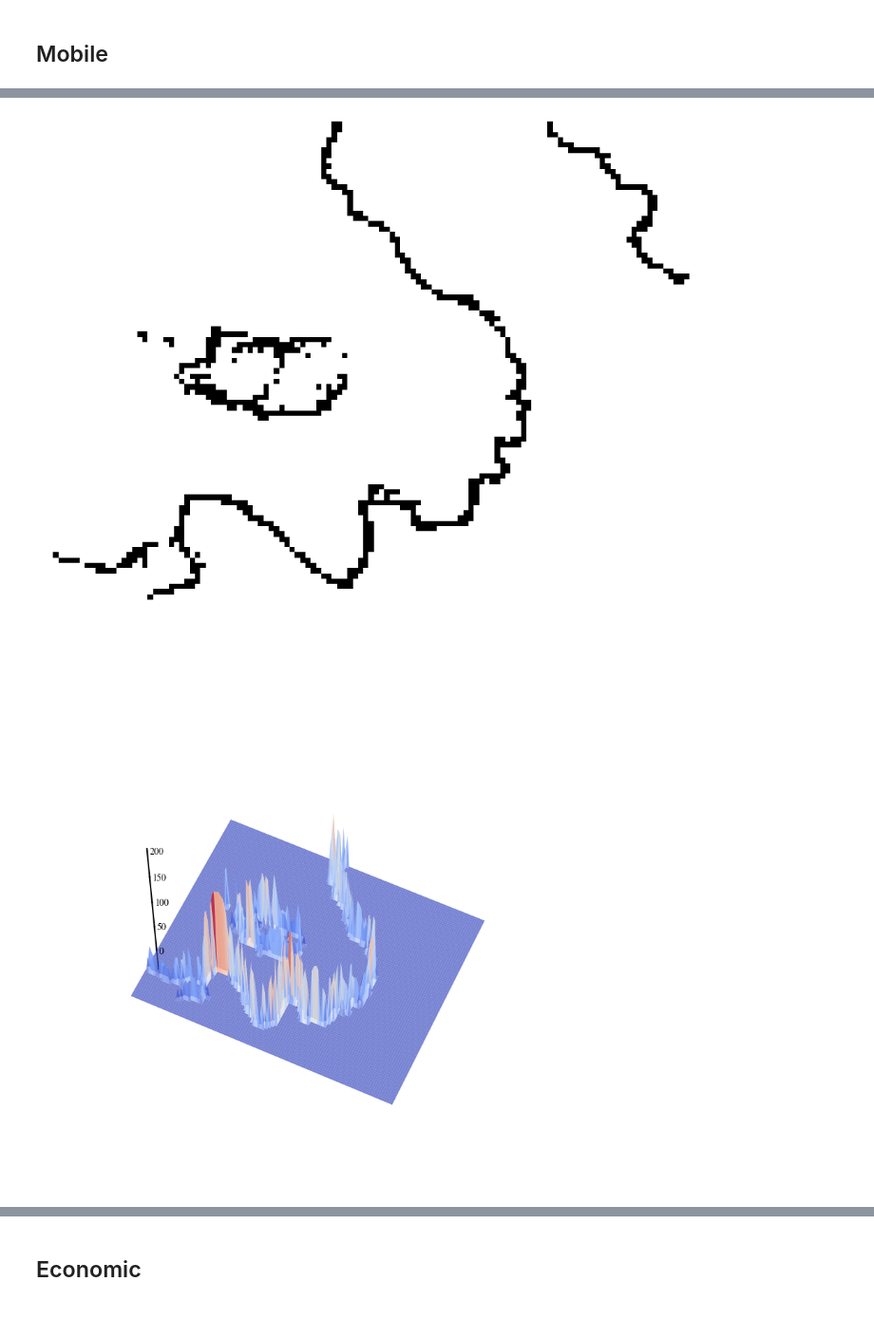
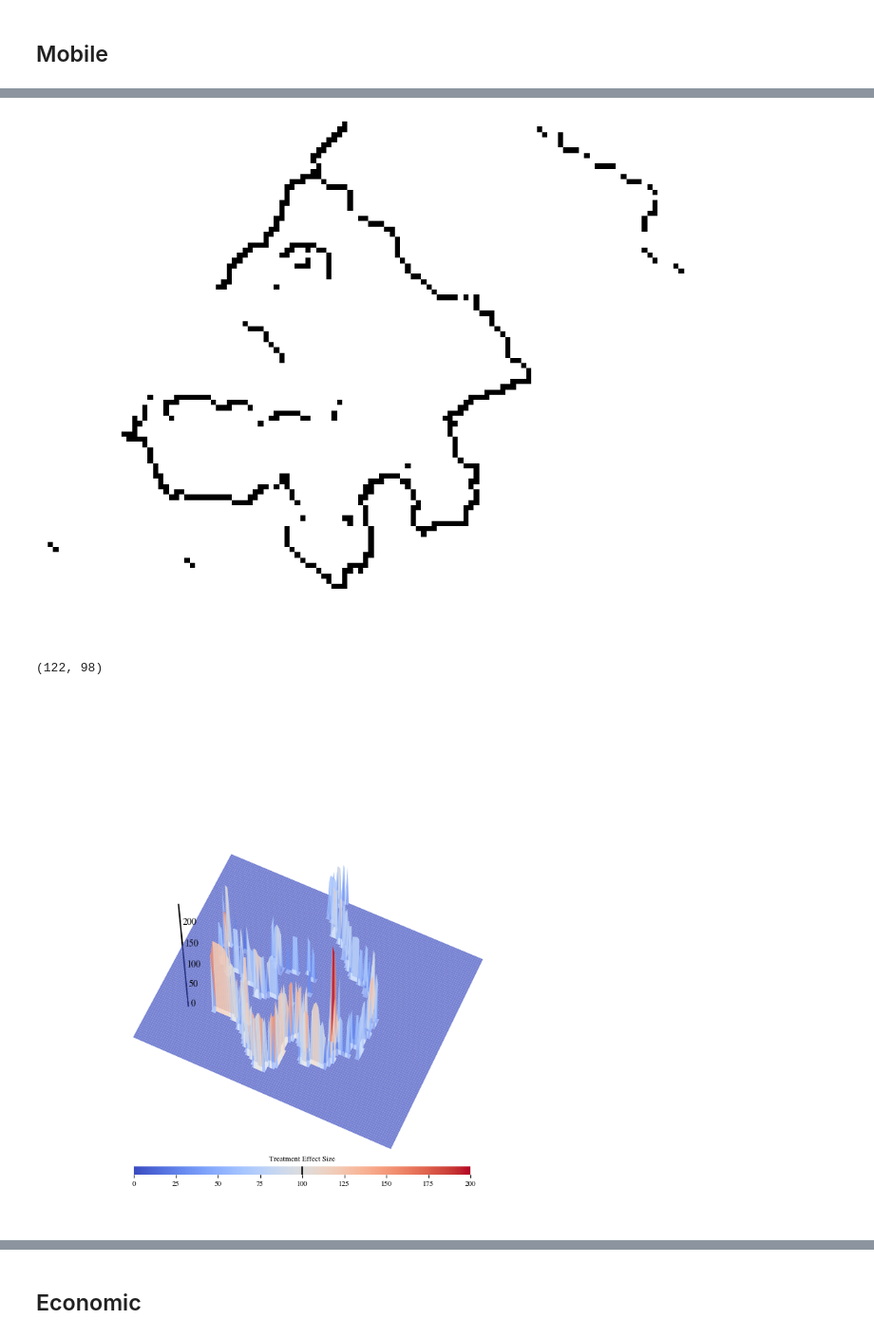
Before and after one commit to Davidvandijcke/fdr, a Jupyter notebook: src/analysis/india_fdd.ipynb, the cells around one changed output, grey strips where cells are left out. Shown at 95% size. Cells and saved outputs as stored; diff of their text form; code cells hidden in the pictures.

```diff
--- a/src/analysis/india_fdd.ipynb
+++ b/src/analysis/india_fdd.ipynb
@@ -46,6 +69,7 @@ gdf = gpd.read_file(fn_merged)
 # gdf = gdf.to_crs('epsg:3857')
 
 gdf['count_norm'] = gdf['count_norm'] * 100
+gdf['count_norm'] = np.where(gdf['count_before'] == 0, 100, gdf['count_norm'])
 print(gdf.head())
 Y = np.array(gdf['count_norm'])
 X = np.stack([np.array(gdf.geometry.centroid.x), np.array(gdf.geometry.centroid.y)]).T
@@ -73,6 +93,6 @@ np.quantile(Y,0.95)
 # %%
 # get SURE parameters
-fto = os.path.join(data_out, 'india_mobile_SURE_95_025_lambda100.pkl')
+fto = os.path.join(data_out, 'india_mobile_SURE_95_025_lambda100_nu01.pkl') 	# india_mobile_SURE_95_025_lambda100.pkl
 with open(fto, "rb") as f:
     res = pickle.load(f)
 
@@ -196,7 +229,7 @@ ax.set_axis_off()
 ax.axis("equal")
 plt.savefig("india_Jgrid.pdf", bbox_inches="tight")
 # %% [output]
-[figure, old version]
+[figure, new version]
 # %%
 # plot treatment effect curve
 jumps = model.boundaryGridToData(J_grid, u*3)
@@ -209,8 +242,15 @@ Xplot = np.zeros(model.grid_x.shape[:-1])
 for index,row in jumpdf.iterrows():
   Xplot[int(row['X_0'] / model.resolution), int(row['X_1'] / model.resolution)] = np.abs(row['Y_jumpsize'])
 #Xplot = Xplot * 100
+# %%
+Xplot.shape
+# %% [output]
+(122, 98)
 # %%
+# remove parts in the northeast
 Xplot[(model.grid_x[...,1]*300 > 220) & (model.grid_x[...,0]*300 > 140)] = 0
+Xplot[(model.grid_x[...,1]*300 < 75) & (model.grid_x[...,0]*300 < 63)] = 0
+Xplot[(model.grid_x[...,0]*300 < 20)] = 0
 # %%
 from scipy.ndimage import gaussian_filter
 
@@ -228,7 +268,7 @@ ax = fig.add_subplot(111, projection='3d')
 
 cmap = plt.cm.coolwarm
 lowest_color = cmap(0.0)
-ax.plot_surface(model.grid_x[...,1]*300, model.grid_x[...,0]*300, Xplot,
+im = ax.plot_surface(model.grid_x[...,1]*300, model.grid_x[...,0]*300, Xplot,
                 rstride=1, cstride=1, antialiased=True,
                 cmap="coolwarm", edgecolor=(0,0,0,0), alpha=0.7)
 
@@ -238,33 +278,45 @@ ax.set_zlim(bottom=zmin)
 
 ax.set_axis_off()
 ax.axis("equal")
 ax.margins(0)
 ax.grid(False)
 ax.set_xticks([])
 ax.set_yticks([])
 
 # Draw the artificial z-axis. This example places it at the left front corner.
 # You can adjust the X, Y coordinates as needed.
-x_start, y_start = 0, 60
+x_start, y_start = 35, 60
 z_lim = ax.get_zlim()
 ax.plot([x_start, x_start], [y_start, y_start], [z_lim[0], z_lim[1]], color='k')
+
+cbar_ax = fig.add_axes([0.25, 0.1, 0.5, 0.015])  # [left, bottom, width, height]
+cbar_ax.set_title("Treatment Effect Size", fontsize=8, loc="center")
+temp = Xplot.copy()
+temp[temp>200] = 200
+m = cm.ScalarMappable(cmap="coolwarm")
+m.set_array(temp)
+cbar = plt.colorbar(m, cax=cbar_ax, orientation='horizontal')
+cbar.outline.set_visible(False)
+cbar.ax.axvline(100, color='k')  # Add vertical line at 100
+cbar.ax.tick_params(labelsize=8)
+
 
 # Label the z-axis
 # ax.text(x_start, y_start, 1.1*z_lim[1], 'Index', fontsize=12)
 
 # Add ticks to the artificial z-axis
 number_of_ticks = 5
 tick_length = 0.2
 z_ticks = np.linspace(0, 200, number_of_ticks)
 for z_tick in z_ticks:
     ax.plot([x_start, x_start + tick_length], [y_start, y_start], [z_tick, z_tick], color='k')
     ax.text(x_start + 15 * tick_length, y_start, z_tick, f"{z_tick:.0f}", verticalalignment='center')
 
 
 # Set the view angle
-ax.view_init(elev=60, azim=-65)
+ax.view_init(elev=65, azim=-65)
 plt.tight_layout()
 
 plt.savefig("india_treatmentcurve.pdf", bbox_inches="tight", dpi=300)
 # %% [output]
-[figure, old version]
+[figure, new version]
```
Also changed, not shown: parts of 43 cells of this notebook, 2 other files.
